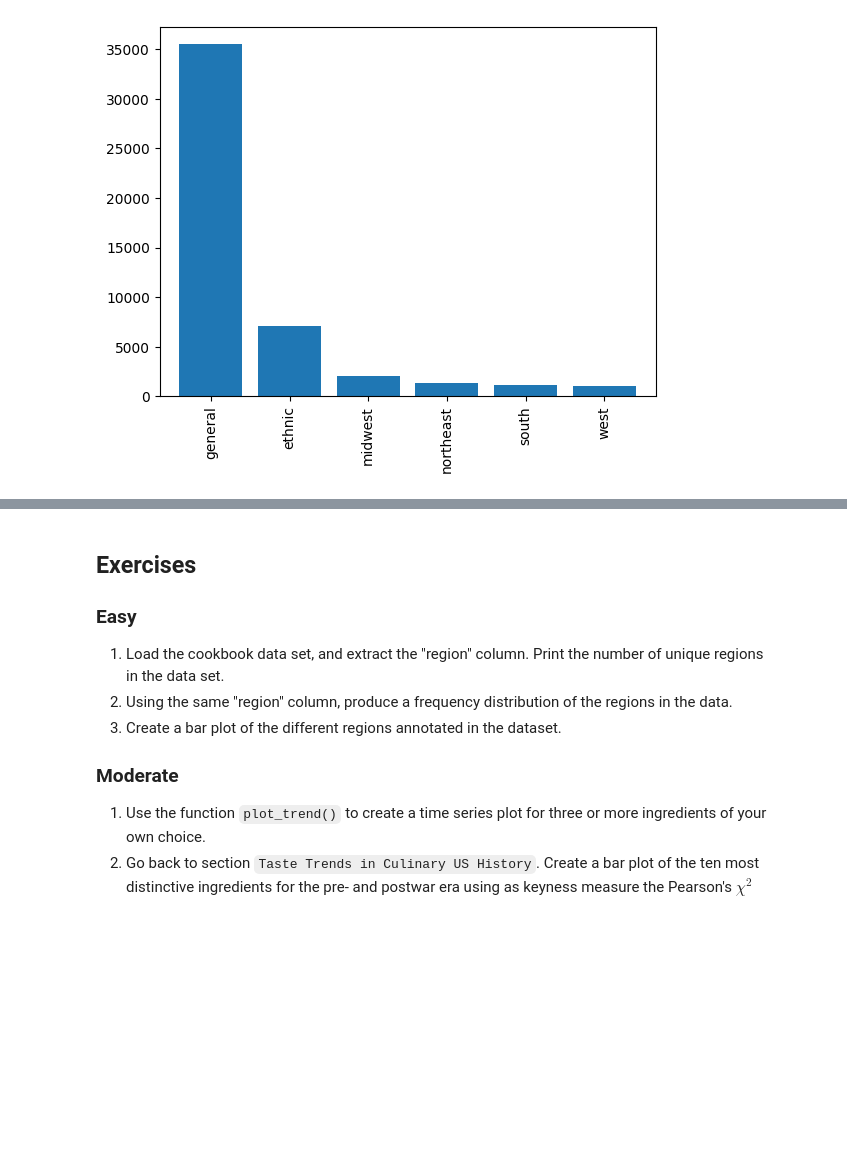
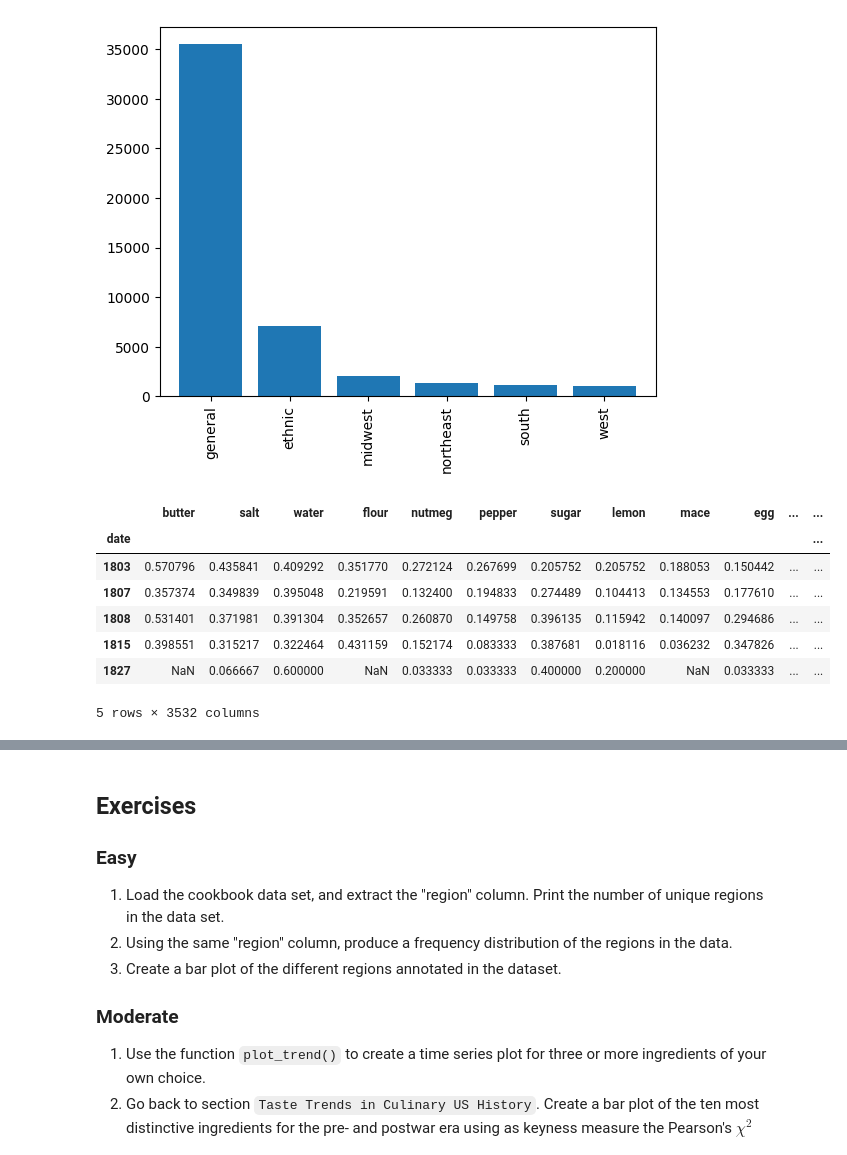
Before and after one commit to NienkeH/Creating-maps-in-R, a Jupyter notebook: 01-introduction-cook-books/01_exercises.ipynb, the cells around one changed output, grey strips where cells are left out. Cells and saved outputs as stored; diff of their text form; code cells hidden in the pictures; blank space fills up the shorter version.

```diff
--- a/01-introduction-cook-books/01_exercises.ipynb
+++ b/01-introduction-cook-books/01_exercises.ipynb
@@ -83,3 +83,14 @@ ingredients = ingredients.apply(pd.Series.value_counts)
 grouped = df.groupby('date')
 recipe_counts = grouped.size()
 ingredients = ingredients.divide(recipe_counts, 0)
+# %%
+ingredients.head()
+# %% [output]
+|  | butter | salt | water | flour | nutmeg | pepper | sugar | lemon | mace | egg | ... | ... |
+| date |  |  |  |  |  |  |  |  |  |  |  | ... |
+| 1803 | 0.570796 | 0.435841 | 0.409292 | 0.351770 | 0.272124 | 0.267699 | 0.205752 | 0.205752 | 0.188053 | 0.150442 | ... | ... |
+| 1807 | 0.357374 | 0.349839 | 0.395048 | 0.219591 | 0.132400 | 0.194833 | 0.274489 | 0.104413 | 0.134553 | 0.177610 | ... | ... |
+| 1808 | 0.531401 | 0.371981 | 0.391304 | 0.352657 | 0.260870 | 0.149758 | 0.396135 | 0.115942 | 0.140097 | 0.294686 | ... | ... |
+| 1815 | 0.398551 | 0.315217 | 0.322464 | 0.431159 | 0.152174 | 0.083333 | 0.387681 | 0.018116 | 0.036232 | 0.347826 | ... | ... |
+| 1827 | NaN | 0.066667 | 0.600000 | NaN | 0.033333 | 0.033333 | 0.400000 | 0.200000 | NaN | 0.033333 | ... | ... |
+5 rows × 3532 columns
```
Also changed, not shown: parts of 4 cells of this notebook.
